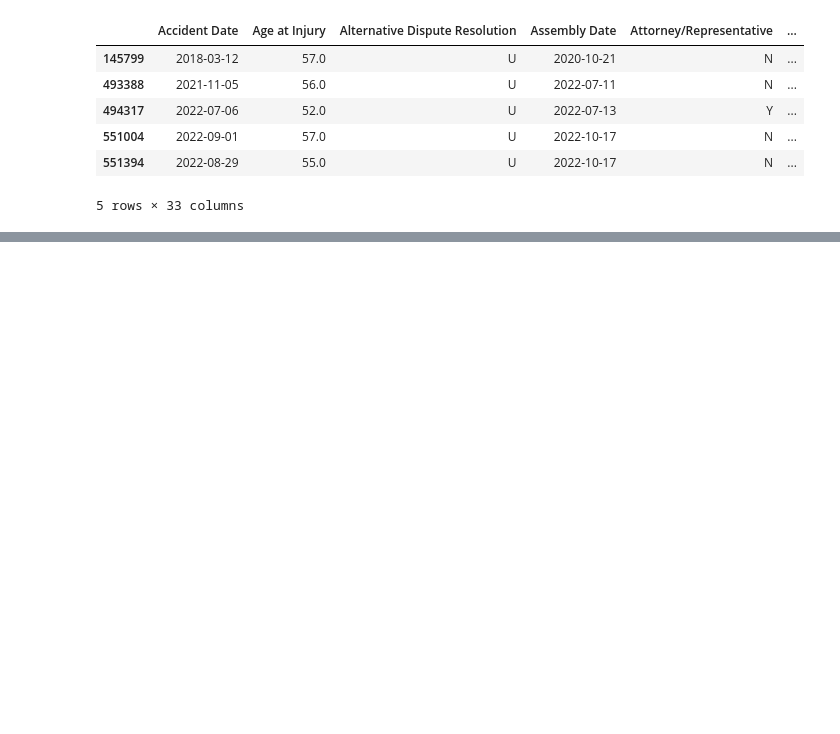
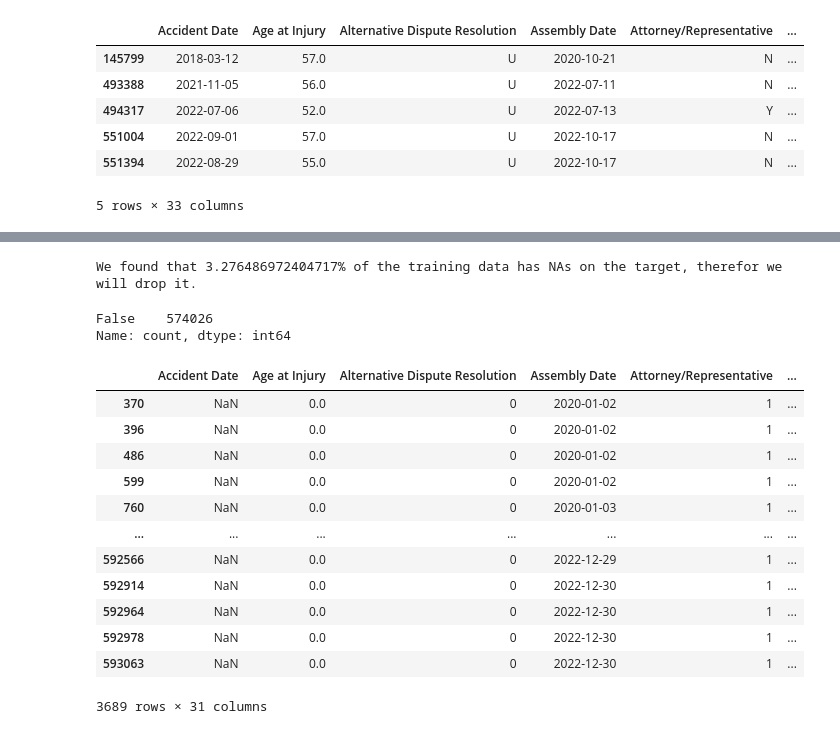
Before and after one commit to killerkiemklan/To-Grant-or-not_ML, a Jupyter notebook: 01_EDA.ipynb, the cells around one changed output, grey strips where cells are left out. Saved outputs shown, nothing was run; the diff lists cells and outputs as text; code cells hidden in the pictures; blank space fills up the shorter version.

```diff
--- a/01_EDA.ipynb
+++ b/01_EDA.ipynb
@@ -126,0 +152,21 @@ train_df[train_df["Alternative Dispute Resolution"] == "U"]
+# %%
+features_to_encode = [
+    "Gender", "Alternative Dispute Resolution", "Attorney/Representative", "COVID-19 Indicator", "Carrier Name",
+    "Carrier Type", "Claim Injury Type", "County of Injury", "District Name", "Medical Fee Region"]
+
+features_to_drop = [
+    "OIICS Nature of Injury Description",
+    "Industry Code Description", "WCIO Cause of Injury Description", "WCIO Cause of Injury Description",
+    "WCIO Nature of Injury Description", "WCIO Part Of Body Description"
+]
+
+label_encoders = {}
+
+for feature in features_to_encode:
+    le = LabelEncoder()
+    train_df[feature] = le.fit_transform(train_df[feature])
+    label_encoders[feature] = le
+
+# original_values = label_encoders['Gender'].inverse_transform(train_df['Gender Encoded'])
+# %%
+train_df = train_df.drop(features_to_drop, axis = 1)
@@ -126,0 +193,35 @@ train_df[train_df["Alternative Dispute Resolution"] == "U"]
+# %%
+nan_count = train_df["Claim Injury Type"].isna().sum()
+print(f"We found that {nan_count/train_df.shape[0] * 100}% of the training data has NAs on the target, therefor we will drop it.")
+# %% [output]
+We found that 3.276486972404717% of the training data has NAs on the target, therefor we will drop it.
+# %%
+nan_rows = train_df[train_df["Claim Injury Type"].isna()]
+#nan_rows.value_counts
+train_df = train_df.dropna(subset=["Claim Injury Type"])
+# %%
+dup_rows = train_df.duplicated()
+dup_rows.value_counts()
+# %% [output]
+False    574026
+Name: count, dtype: int64
+# %%
+train_df['Hearing Occurred'] = train_df['First Hearing Date'].notna().astype(int)
+train_df['C-2 Ocurred'] = train_df['C-2 Date'].notna().astype(int)
+train_df['C-3 Ocurred'] = train_df['C-3 Date'].notna().astype(int)
+# %%
+train_df[train_df["Accident Date"].isna()]
+# %% [output]
+|  | Accident Date | Age at Injury | Alternative Dispute Resolution | Assembly Date | Attorney/Representative | ... |
+| 370 | NaN | 0.0 | 0 | 2020-01-02 | 1 | ... |
+| 396 | NaN | 0.0 | 0 | 2020-01-02 | 1 | ... |
+| 486 | NaN | 0.0 | 0 | 2020-01-02 | 1 | ... |
+| 599 | NaN | 0.0 | 0 | 2020-01-02 | 1 | ... |
+| 760 | NaN | 0.0 | 0 | 2020-01-03 | 1 | ... |
+| ... | ... | ... | ... | ... | ... | ... |
+| 592566 | NaN | 0.0 | 0 | 2022-12-29 | 1 | ... |
+| 592914 | NaN | 0.0 | 0 | 2022-12-30 | 1 | ... |
+| 592964 | NaN | 0.0 | 0 | 2022-12-30 | 1 | ... |
+| 592978 | NaN | 0.0 | 0 | 2022-12-30 | 1 | ... |
+| 593063 | NaN | 0.0 | 0 | 2022-12-30 | 1 | ... |
+3689 rows × 31 columns
```
Also changed, not shown: parts of 6 cells of this notebook.
